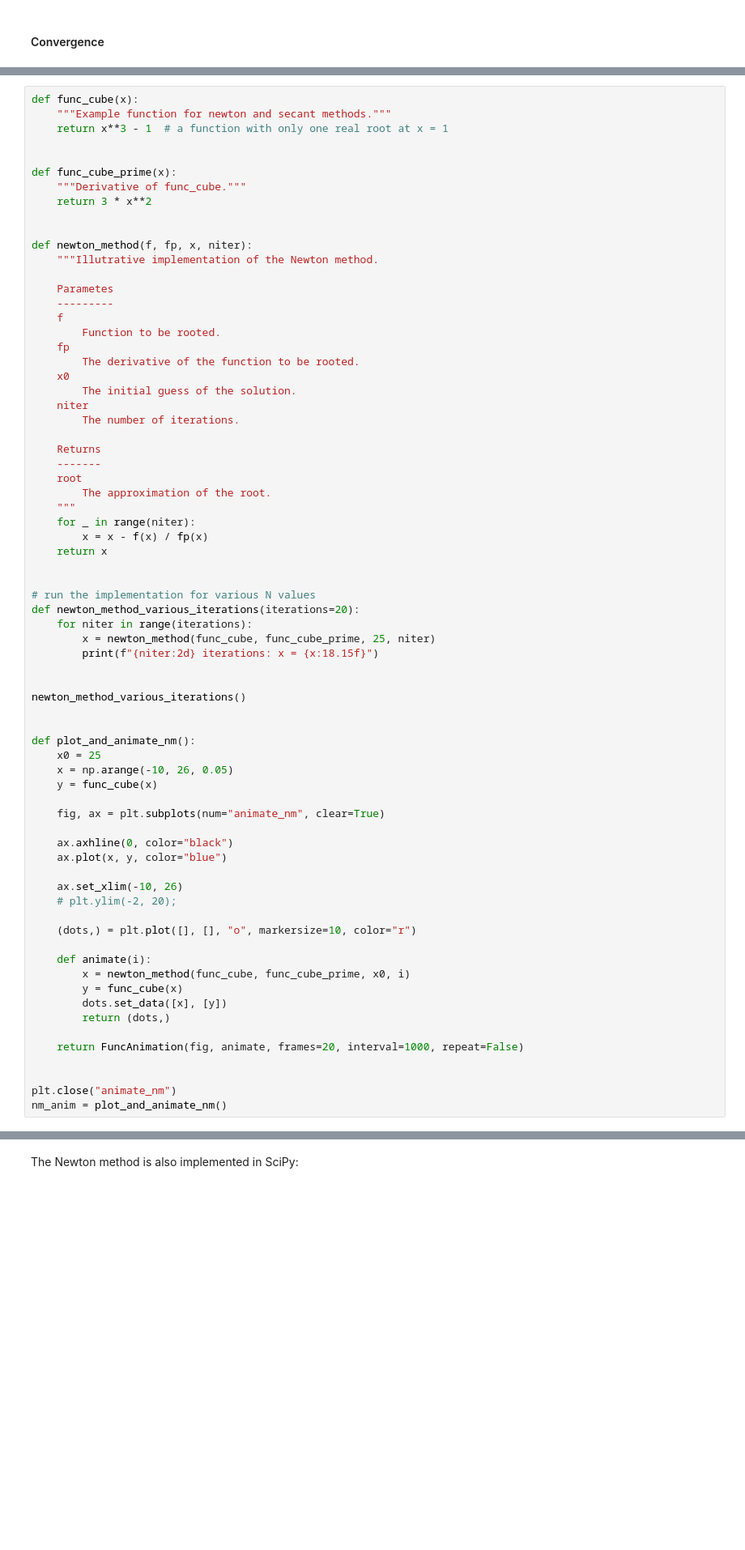
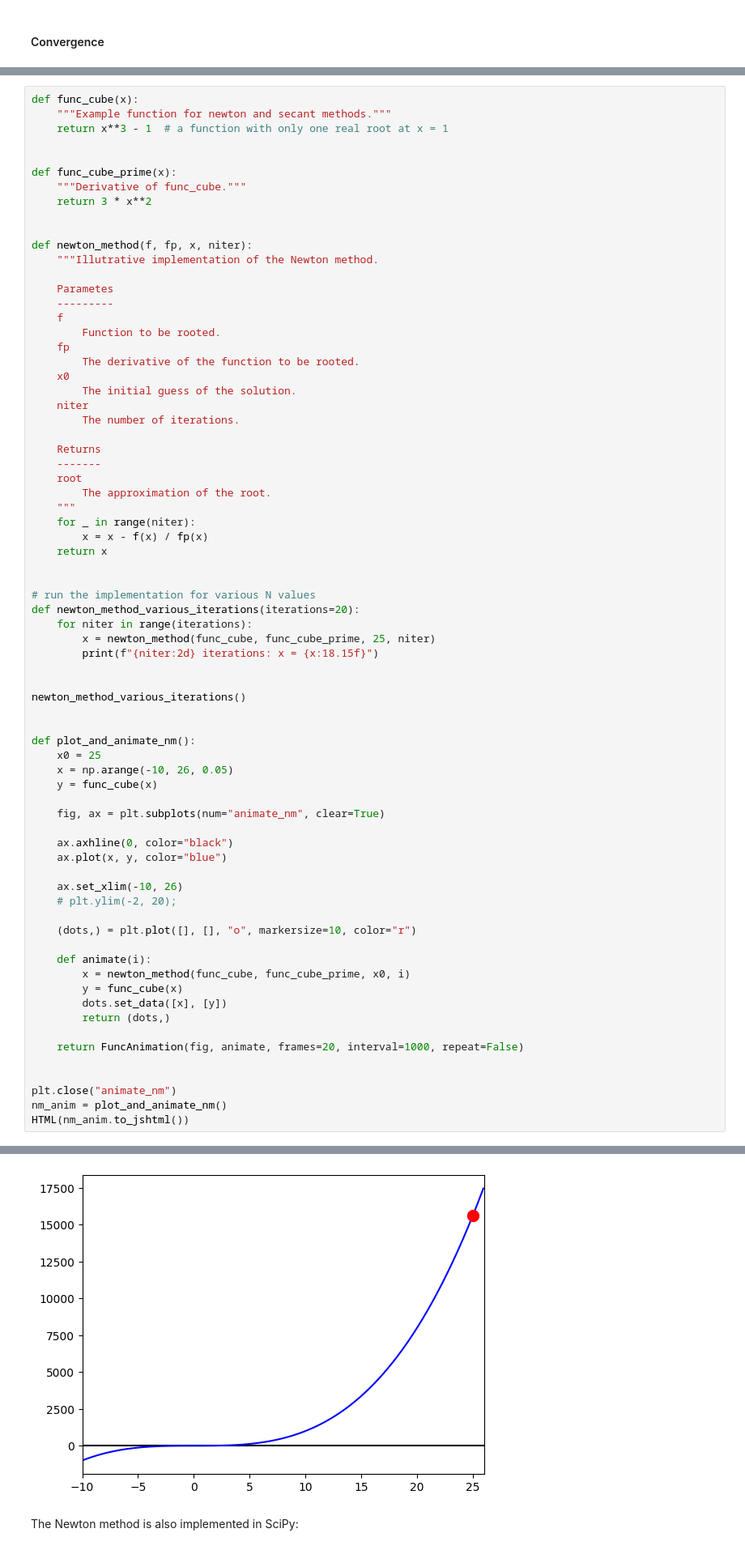
Before and after one commit to trcools/2e-bachelor-Fysica, a Jupyter notebook: Py4sci/notebooks/nonlinear_equations.ipynb, the cells around one changed output, grey strips where cells are left out. Shown at 81% size. Cells and saved outputs as stored; diff of their text form; blank space fills up the shorter version.

```diff
--- a/Py4sci/notebooks/nonlinear_equations.ipynb
+++ b/Py4sci/notebooks/nonlinear_equations.ipynb
@@ -675,3 +714,5 @@ def plot_and_animate_nm():
 
 plt.close("animate_nm")
 nm_anim = plot_and_animate_nm()
+HTML(nm_anim.to_jshtml())
+# %% [output]
@@ -678,3 +740,4 @@ nm_anim = plot_and_animate_nm()
+[figure, added]
 # %% [markdown]
 The Newton method is also implemented in SciPy:
 # %%
```
Also changed, not shown: parts of 20 cells of this notebook, 2 other files.
